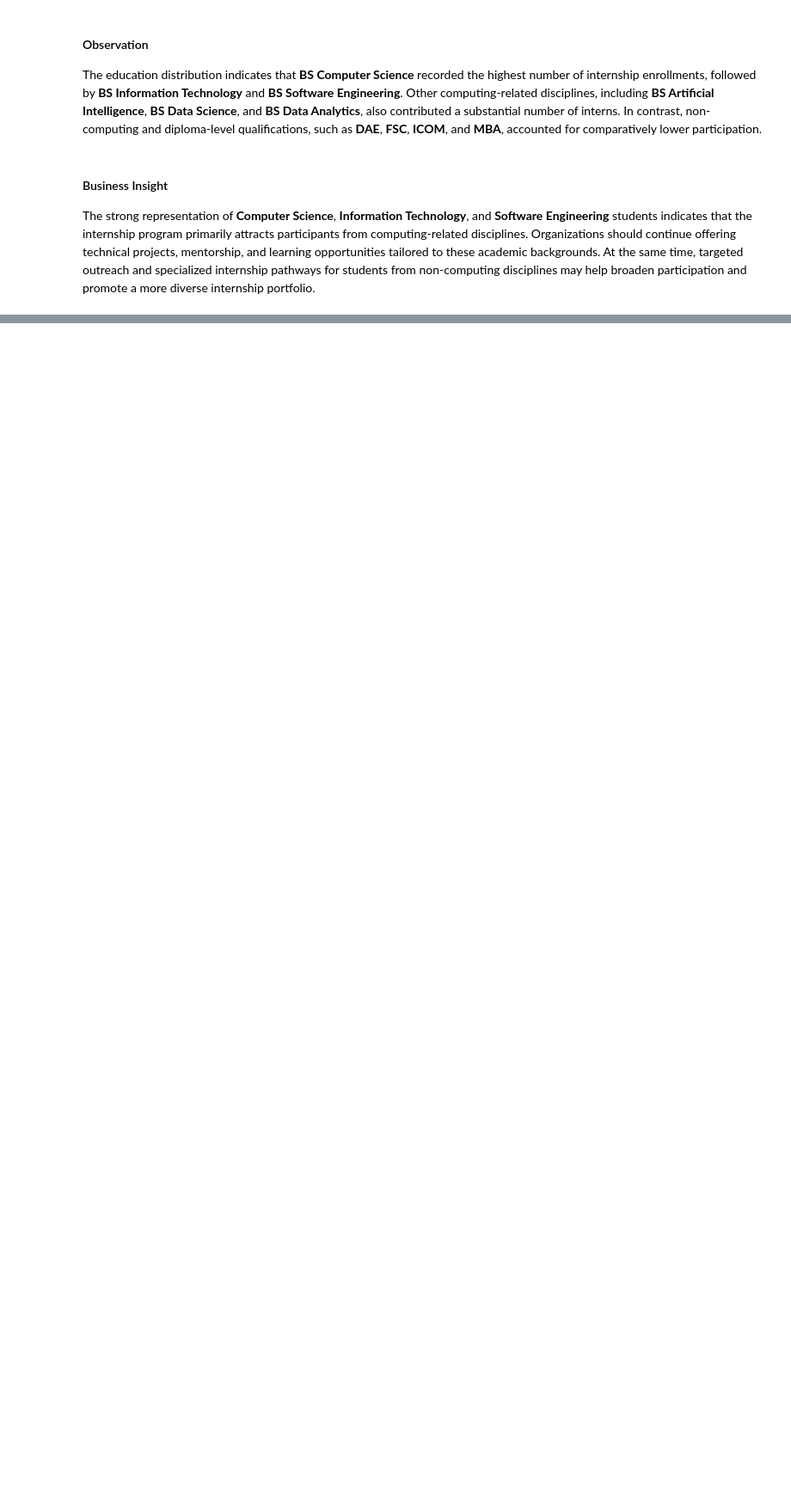
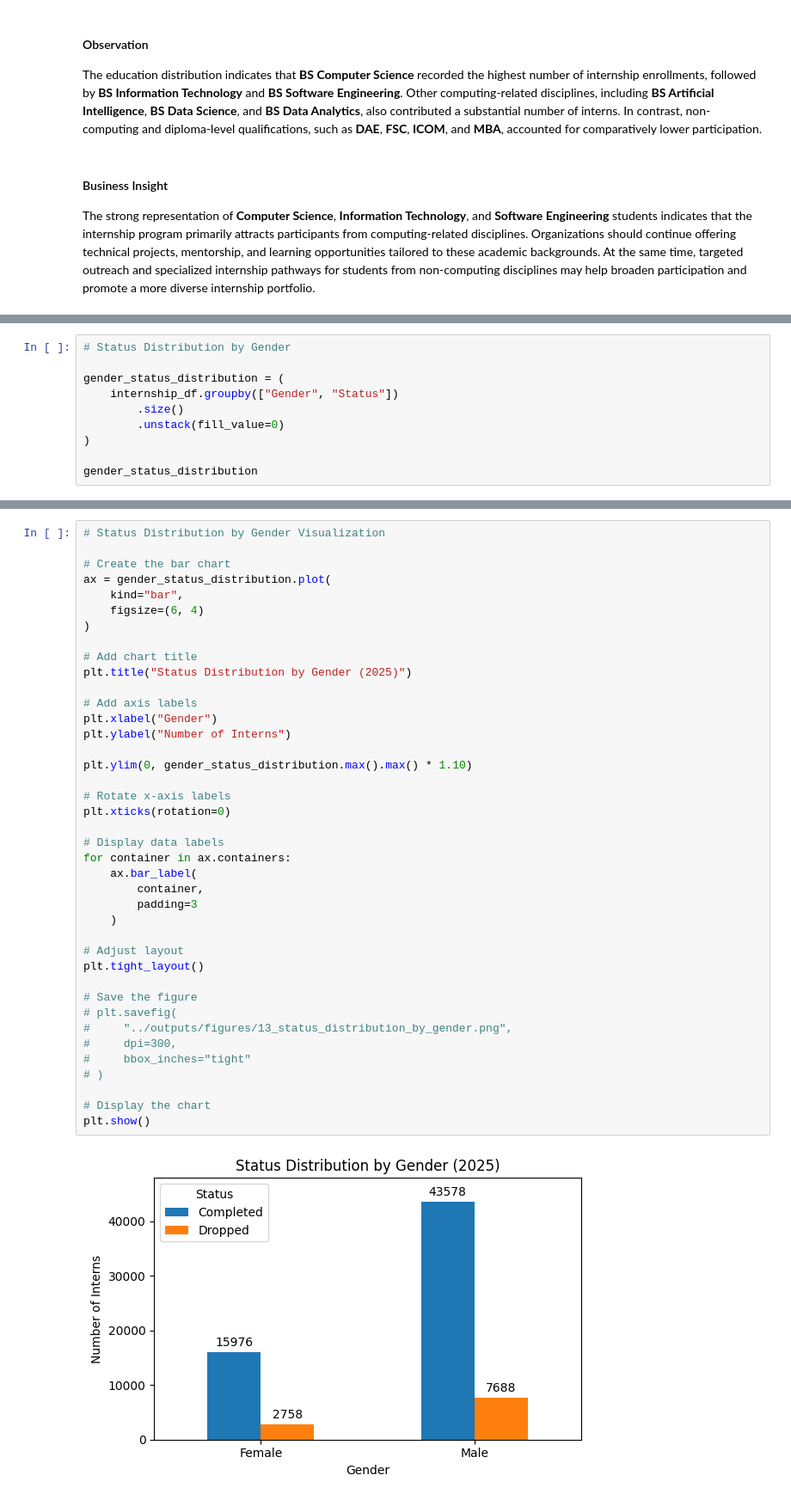
Before and after one commit to huzaifawaheed2/InterneePK-Data-Analyst-Internship, a Jupyter notebook: 01-internship-Program-Analysis/notebooks/internship_program_analysis.ipynb, the cells around one changed output, grey strips where cells are left out. Shown at 86% size. Saved outputs shown, nothing was run; the diff lists cells and outputs as text; blank space fills up the shorter version.

```diff
--- a/01-internship-Program-Analysis/notebooks/internship_program_analysis.ipynb
+++ b/01-internship-Program-Analysis/notebooks/internship_program_analysis.ipynb
@@ -1091,0 +1271,10 @@ The strong representation of **Computer Science**, **Information Technology**, a
+# %%
+# Status Distribution by Gender
+
+gender_status_distribution = (
+    internship_df.groupby(["Gender", "Status"])
+        .size()
+        .unstack(fill_value=0)
+)
+
+gender_status_distribution
@@ -1091,0 +1290,42 @@ The strong representation of **Computer Science**, **Information Technology**, a
+# %%
+# Status Distribution by Gender Visualization
+
+# Create the bar chart
+ax = gender_status_distribution.plot(
+    kind="bar",
+    figsize=(6, 4)
+)
+
+# Add chart title
+plt.title("Status Distribution by Gender (2025)")
+
+# Add axis labels
+plt.xlabel("Gender")
+plt.ylabel("Number of Interns")
+
+plt.ylim(0, gender_status_distribution.max().max() * 1.10)
+
+# Rotate x-axis labels
+plt.xticks(rotation=0)
+
+# Display data labels
+for container in ax.containers:
+    ax.bar_label(
+        container,
+        padding=3
+    )
+
+# Adjust layout
+plt.tight_layout()
+
+# Save the figure
+# plt.savefig(
+#     "../outputs/figures/13_status_distribution_by_gender.png",
+#     dpi=300,
+#     bbox_inches="tight"
+# )
+
+# Display the chart
+plt.show()
+# %% [output]
+[figure, added]
```
Also changed, not shown: parts of 90 cells of this notebook.
